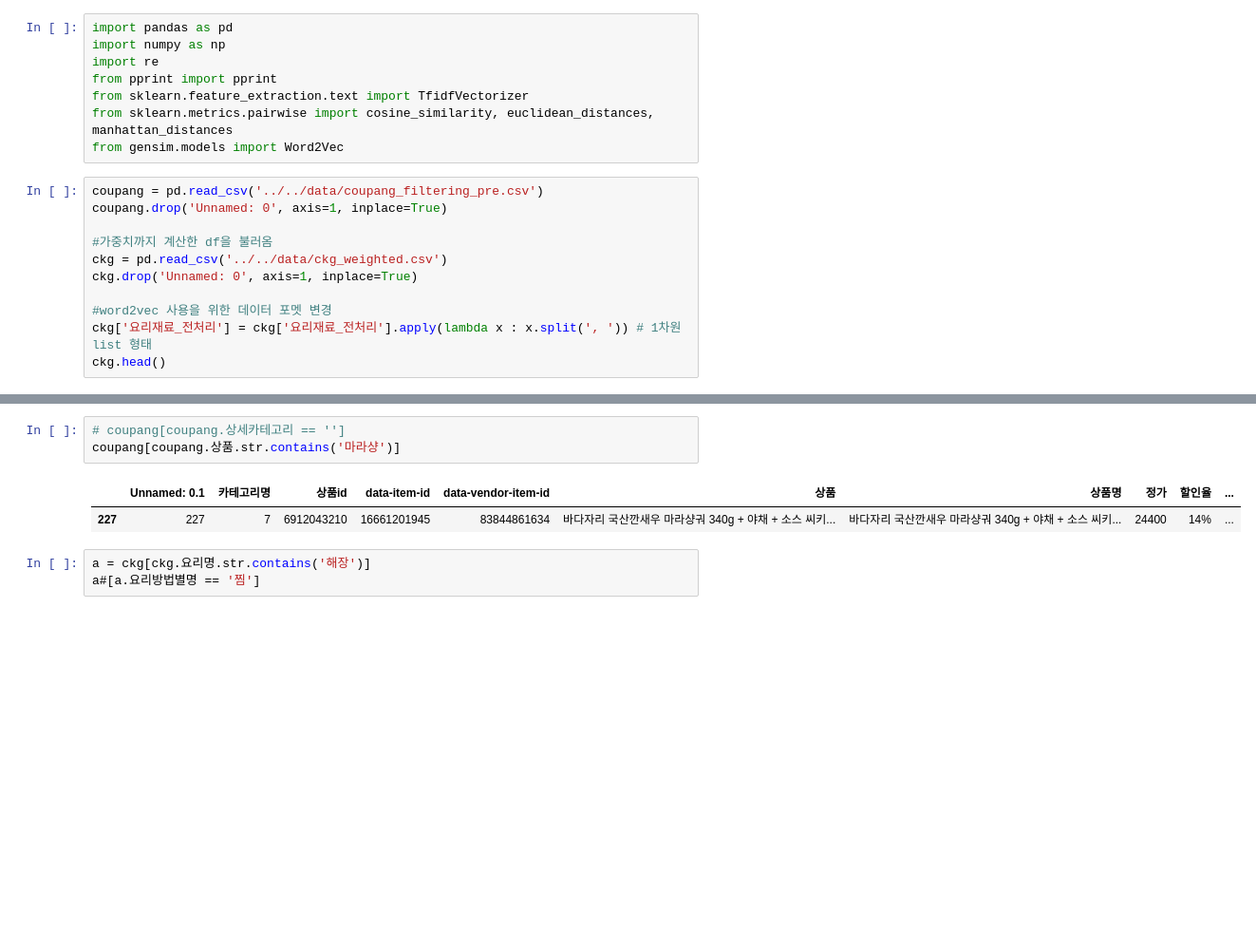
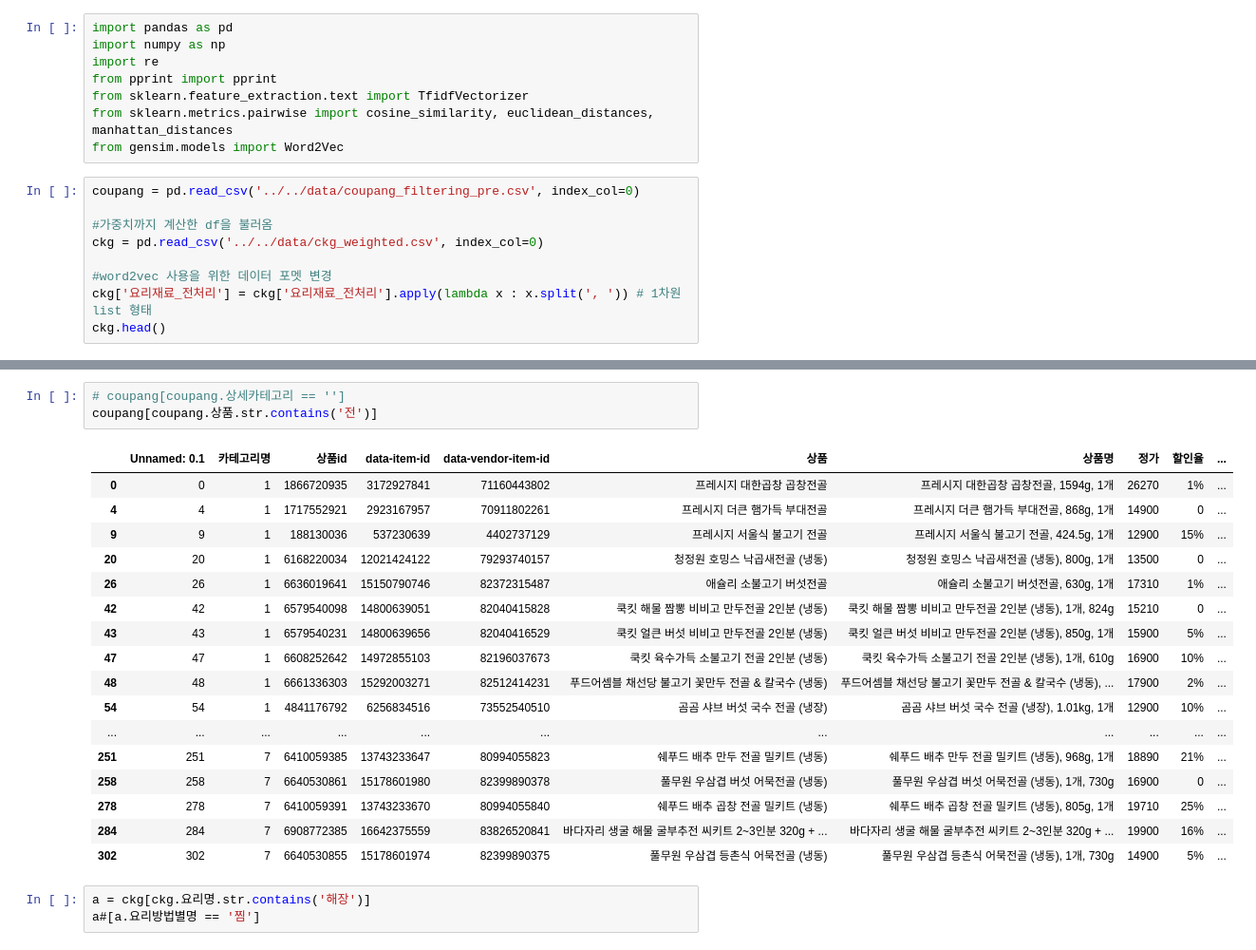
Before and after one commit to dajeong25/KDT_team4_FinalPJT, a Jupyter notebook: 02_modeling/레시피_추천_정리.ipynb, the cells around one changed output, grey strips where cells are left out. Shown at 95% size. Cells and saved outputs as stored; diff of their text form; blank space fills up the shorter version.

```diff
--- a/02_modeling/레시피_추천_정리.ipynb
+++ b/02_modeling/레시피_추천_정리.ipynb
@@ -11,12 +11,10 @@ from sklearn.feature_extraction.text import TfidfVectorizer
 from sklearn.metrics.pairwise import cosine_similarity, euclidean_distances, manhattan_distances
 from gensim.models import Word2Vec
 # %%
-coupang = pd.read_csv('../../data/coupang_filtering_pre.csv')
-coupang.drop('Unnamed: 0', axis=1, inplace=True)
+coupang = pd.read_csv('../../data/coupang_filtering_pre.csv', index_col=0)
 
 #가중치까지 계산한 df을 불러옴
-ckg = pd.read_csv('../../data/ckg_weighted.csv')
-ckg.drop('Unnamed: 0', axis=1, inplace=True)
+ckg = pd.read_csv('../../data/ckg_weighted.csv', index_col=0)
 
 #word2vec 사용을 위한 데이터 포멧 변경
 ckg['요리재료_전처리'] = ckg['요리재료_전처리'].apply(lambda x : x.split(', ')) # 1차원 list 형태
@@ -30,10 +28,25 @@ ckg.head()
 | 4 | 153040 | 달콤한 마늘향이 가득해~ 갈릭치킨♥ | 갈릭치킨 | 8148 | 0 | 38 | 튀김 | 손님접대 | 닭고기 | 메인반찬 | 요즘 갈릭이 대세인거 같아요~ 그래서 오늘은 제가 너무 좋아... | ... |
 # %%
 # coupang[coupang.상세카테고리 == '']
-coupang[coupang.상품.str.contains('마라샹')]
+coupang[coupang.상품.str.contains('전')]
 # %% [output]
 |  | Unnamed: 0.1 | 카테고리명 | 상품id | data-item-id | data-vendor-item-id | 상품 | 상품명 | 정가 | 할인율 | ... |
-| 227 | 227 | 7 | 6912043210 | 16661201945 | 83844861634 | 바다자리 국산깐새우 마라샹궈 340g + 야채 + 소스 씨키... | 바다자리 국산깐새우 마라샹궈 340g + 야채 + 소스 씨키... | 24400 | 14% | ... |
+| 0 | 0 | 1 | 1866720935 | 3172927841 | 71160443802 | 프레시지 대한곱창 곱창전골 | 프레시지 대한곱창 곱창전골, 1594g, 1개 | 26270 | 1% | ... |
+| 4 | 4 | 1 | 1717552921 | 2923167957 | 70911802261 | 프레시지 더큰 햄가득 부대전골 | 프레시지 더큰 햄가득 부대전골, 868g, 1개 | 14900 | 0 | ... |
+| 9 | 9 | 1 | 188130036 | 537230639 | 4402737129 | 프레시지 서울식 불고기 전골 | 프레시지 서울식 불고기 전골, 424.5g, 1개 | 12900 | 15% | ... |
+| 20 | 20 | 1 | 6168220034 | 12021424122 | 79293740157 | 청정원 호밍스 낙곱새전골 (냉동) | 청정원 호밍스 낙곱새전골 (냉동), 800g, 1개 | 13500 | 0 | ... |
+| 26 | 26 | 1 | 6636019641 | 15150790746 | 82372315487 | 애슐리 소불고기 버섯전골 | 애슐리 소불고기 버섯전골, 630g, 1개 | 17310 | 1% | ... |
+| 42 | 42 | 1 | 6579540098 | 14800639051 | 82040415828 | 쿡킷 해물 짬뽕 비비고 만두전골 2인분 (냉동) | 쿡킷 해물 짬뽕 비비고 만두전골 2인분 (냉동), 1개, 824g | 15210 | 0 | ... |
+| 43 | 43 | 1 | 6579540231 | 14800639656 | 82040416529 | 쿡킷 얼큰 버섯 비비고 만두전골 2인분 (냉동) | 쿡킷 얼큰 버섯 비비고 만두전골 2인분 (냉동), 850g, 1개 | 15900 | 5% | ... |
+| 47 | 47 | 1 | 6608252642 | 14972855103 | 82196037673 | 쿡킷 육수가득 소불고기 전골 2인분 (냉동) | 쿡킷 육수가득 소불고기 전골 2인분 (냉동), 1개, 610g | 16900 | 10% | ... |
+| 48 | 48 | 1 | 6661336303 | 15292003271 | 82512414231 | 푸드어셈블 채선당 불고기 꽃만두 전골 & 칼국수 (냉동) | 푸드어셈블 채선당 불고기 꽃만두 전골 & 칼국수 (냉동), ... | 17900 | 2% | ... |
+| 54 | 54 | 1 | 4841176792 | 6256834516 | 73552540510 | 곰곰 샤브 버섯 국수 전골 (냉장) | 곰곰 샤브 버섯 국수 전골 (냉장), 1.01kg, 1개 | 12900 | 10% | ... |
+| ... | ... | ... | ... | ... | ... | ... | ... | ... | ... | ... |
+| 251 | 251 | 7 | 6410059385 | 13743233647 | 80994055823 | 쉐푸드 배추 만두 전골 밀키트 (냉동) | 쉐푸드 배추 만두 전골 밀키트 (냉동), 968g, 1개 | 18890 | 21% | ... |
+| 258 | 258 | 7 | 6640530861 | 15178601980 | 82399890378 | 풀무원 우삼겹 버섯 어묵전골 (냉동) | 풀무원 우삼겹 버섯 어묵전골 (냉동), 1개, 730g | 16900 | 0 | ... |
+| 278 | 278 | 7 | 6410059391 | 13743233670 | 80994055840 | 쉐푸드 배추 곱창 전골 밀키트 (냉동) | 쉐푸드 배추 곱창 전골 밀키트 (냉동), 805g, 1개 | 19710 | 25% | ... |
+| 284 | 284 | 7 | 6908772385 | 16642375559 | 83826520841 | 바다자리 생굴 해물 굴부추전 씨키트 2~3인분 320g + ... | 바다자리 생굴 해물 굴부추전 씨키트 2~3인분 320g + ... | 19900 | 16% | ... |
+| 302 | 302 | 7 | 6640530855 | 15178601974 | 82399890375 | 풀무원 우삼겹 등촌식 어묵전골 (냉동) | 풀무원 우삼겹 등촌식 어묵전골 (냉동), 1개, 730g | 14900 | 5% | ... |
 # %%
 a = ckg[ckg.요리명.str.contains('해장')]
 a#[a.요리방법별명 == '찜']
```
Also changed, not shown: parts of 10 cells of this notebook, 1 other file.
